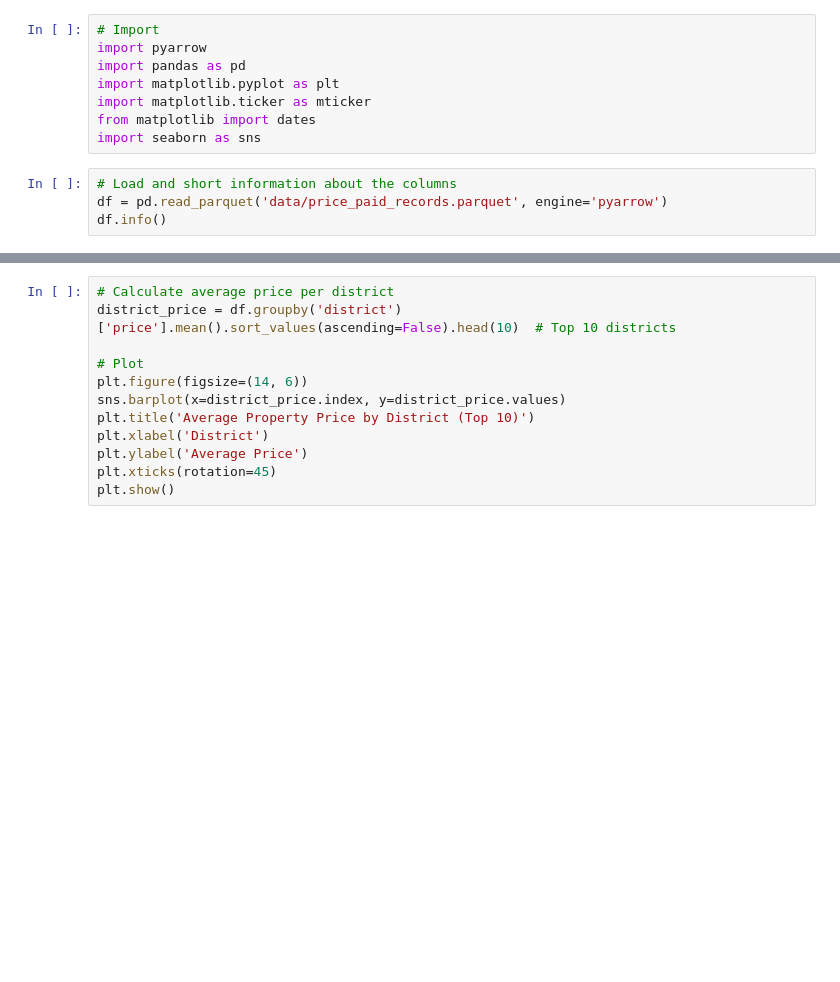
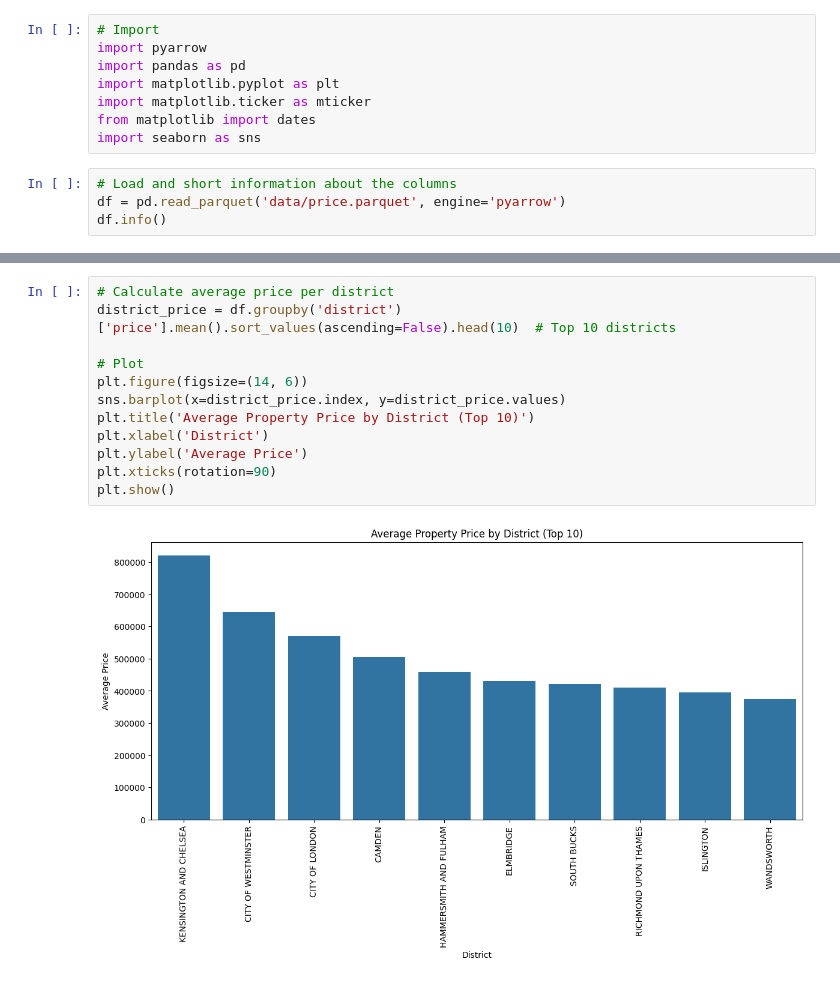
Before and after one commit to MatejBursik/TenOne_cloud_ai, a Jupyter notebook: UK_housing/forcasting_data.ipynb, the cells around one changed output, grey strips where cells are left out. Drawn from its saved outputs; the diff is of its cells as text; blank space fills up the shorter version.

```diff
--- a/UK_housing/forcasting_data.ipynb
+++ b/UK_housing/forcasting_data.ipynb
@@ -8,5 +8,5 @@ from matplotlib import dates
 import seaborn as sns
 # %%
 # Load and short information about the columns
-df = pd.read_parquet('data/price_paid_records.parquet', engine='pyarrow')
+df = pd.read_parquet('data/price.parquet', engine='pyarrow')
 df.info()
@@ -13,15 +30,17 @@ df.info()
 # %%
 # Calculate average price per district
 district_price = df.groupby('district')['price'].mean().sort_values(ascending=False).head(10)  # Top 10 districts
 
 # Plot
 plt.figure(figsize=(14, 6))
 sns.barplot(x=district_price.index, y=district_price.values)
 plt.title('Average Property Price by District (Top 10)')
 plt.xlabel('District')
 plt.ylabel('Average Price')
-plt.xticks(rotation=45)
+plt.xticks(rotation=90)
 plt.show()
+# %% [output]
+[figure, added]
 # %%
 # Calculate average price per city
 city_price = df.groupby('city')['price'].mean().sort_values(ascending=False)
```
Also changed, not shown: parts of 2 cells of this notebook, 7 other files.
